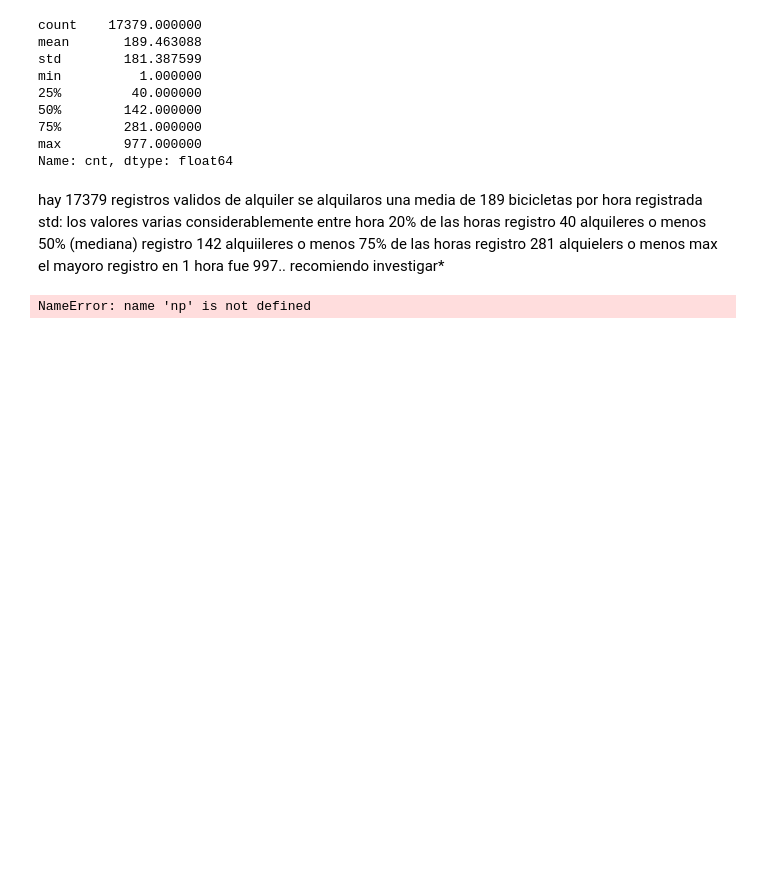
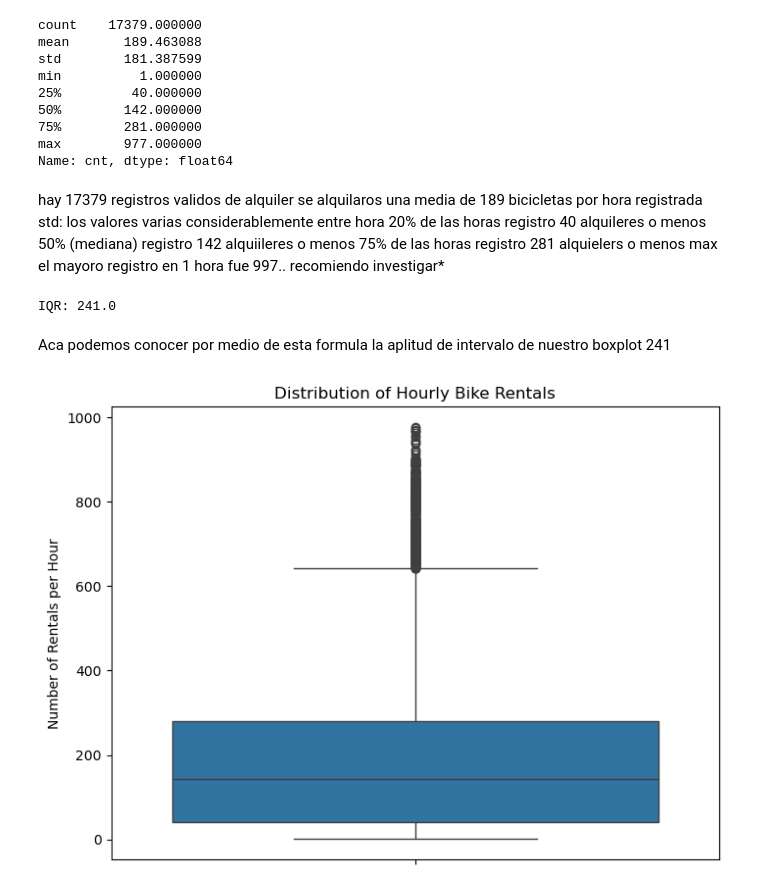
Before and after one commit to 2026491-max/Statistical---Project---26-, a Jupyter notebook: Bike Sharing.ipynb, the cells around one changed output. Saved outputs shown, nothing was run; the diff lists cells and outputs as text; code cells hidden in the pictures; blank space fills up the shorter version.

Commit message:
update
Summery and Bike Sharing

```diff
--- a/Bike Sharing.ipynb
+++ b/Bike Sharing.ipynb
@@ -79,10 +90,19 @@ std: los valores varias considerablemente entre hora
 75% de las horas registro 281 alquielers o menos
 max el mayoro registro en 1 hora fue 997.. recomiendo investigar*
 # %%
-df = np.cnt([40,281])
-Q1 = np.cnt(40)
-Q3 = np.cnt(281)
+Q1 = df["cnt"].quantile(0.25)
+Q3 = df["cnt"].quantile(0.75)
 IQR = Q3 - Q1
-print("IQR:{IQR}")
+print("IQR:",IQR)
 # %% [output]
-NameError: name 'np' is not defined
+IQR: 241.0
+# %% [markdown]
+Aca podemos conocer por medio de esta formula la aplitud de intervalo de nuestro boxplot 241
+# %%
+plt.figure(figsize = (8,6))
+sns.boxplot(y = df["cnt"])
+plt.title("Distribution of Hourly Bike Rentals")
+plt.ylabel("Number of Rentals per Hour")
+plt.show()
+# %% [output]
+[figure, added]
```
Also changed, not shown: parts of 11 cells of this notebook, 2 other files.
